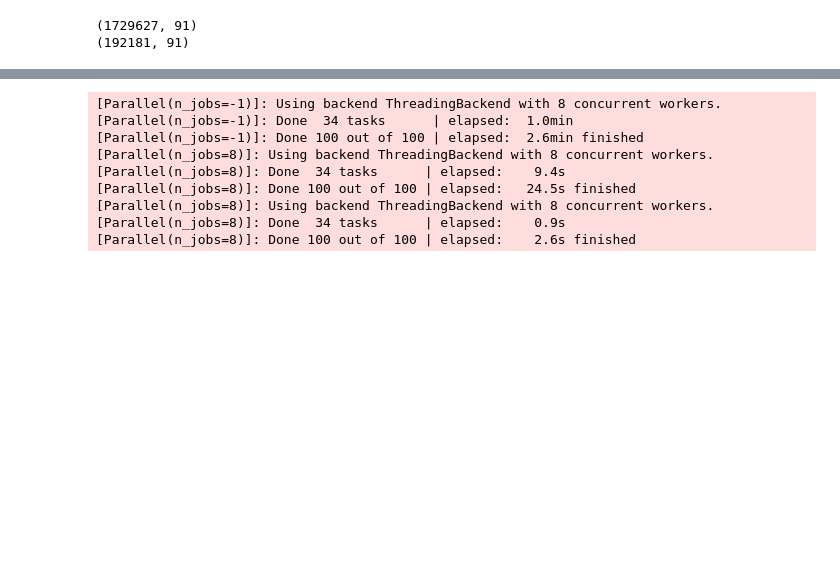
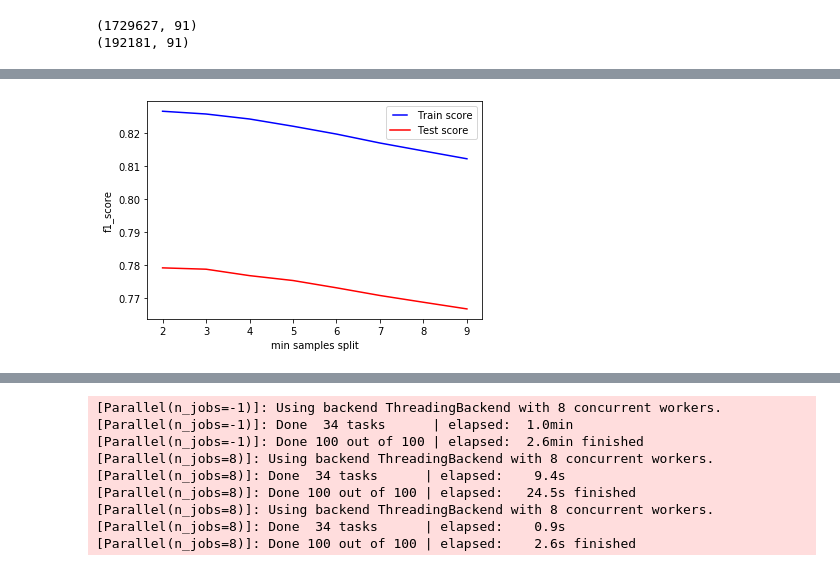
Before and after one commit to jwar663/CarCrashClassifier, a Jupyter notebook: decisionTrees.ipynb, the cells around one changed output, grey strips where cells are left out. Saved outputs shown, nothing was run; the diff lists cells and outputs as text; code cells hidden in the pictures; blank space fills up the shorter version.

```diff
--- a/decisionTrees.ipynb
+++ b/decisionTrees.ipynb
@@ -109,0 +174,24 @@ weighted avg       0.78      0.78      0.78    192181
+# %%
+min_splits = range(2,10)
+train_results1 = []
+test_results1 = []
+for splits in min_splits:
+   dt = DecisionTreeClassifier(min_samples_split = splits)
+   dt.fit(X_train, y_train)
+
+   predict_train = dt.predict(X_train)
+   score = f1_score(y_train,predict_train,labels=pd.unique(predict_train),average='weighted')
+   train_results1.append(score)
+
+   predict_test = dt.predict(X_test)
+   score1 = f1_score(y_test,predict_test,labels=pd.unique(predict_test),average='weighted')
+   test_results1.append(score1)
+
+line1, = plt.plot(min_splits, train_results1, 'b', label="Train score")
+line2, = plt.plot(min_splits, test_results1, 'r', label="Test score")
+plt.legend(handler_map={line1: HandlerLine2D(numpoints=2)})
+plt.ylabel('f1_score')
+plt.xlabel('min samples split')
+plt.show()
+# %% [output]
+[figure, added]
```
Also changed, not shown: parts of 10 cells of this notebook, 1 other file.
